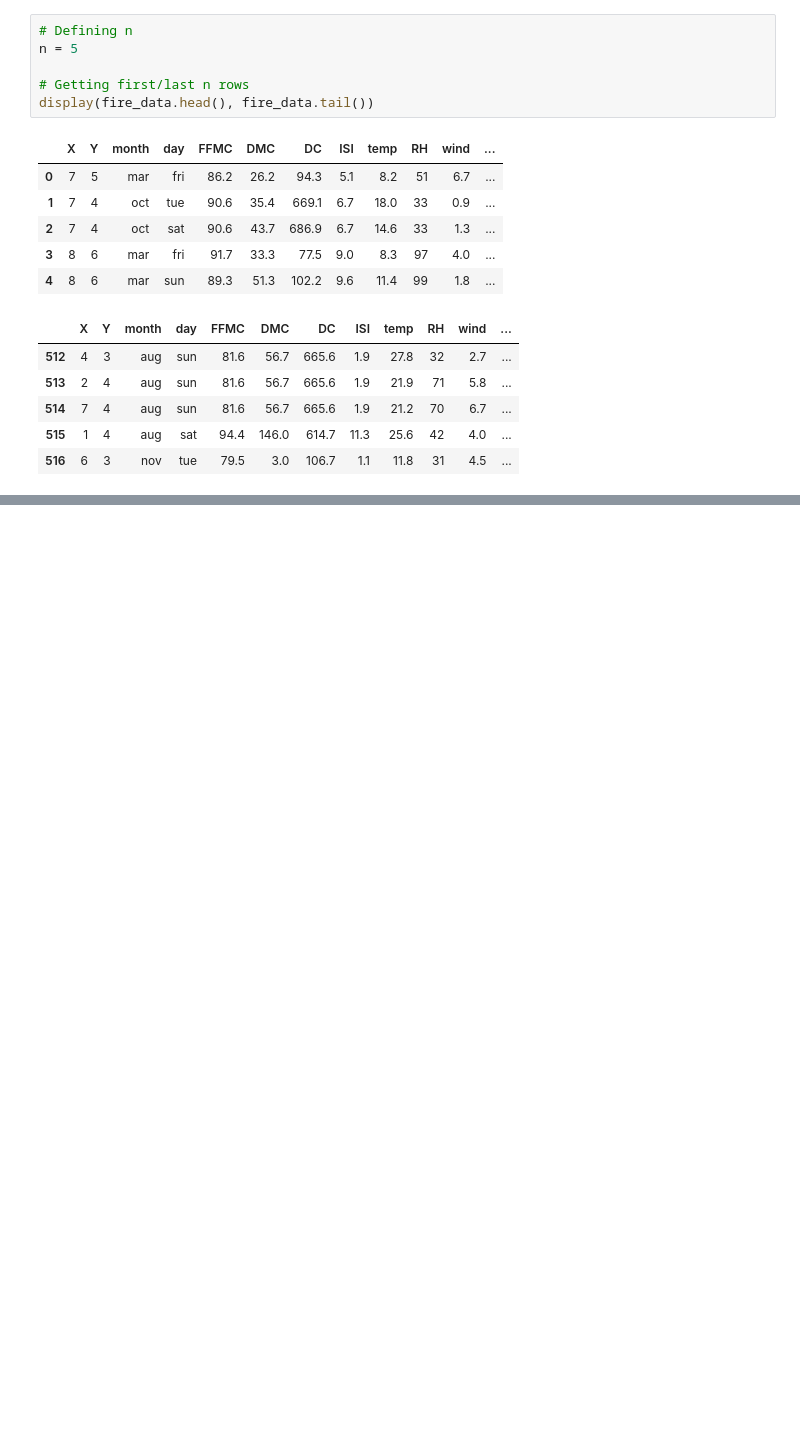
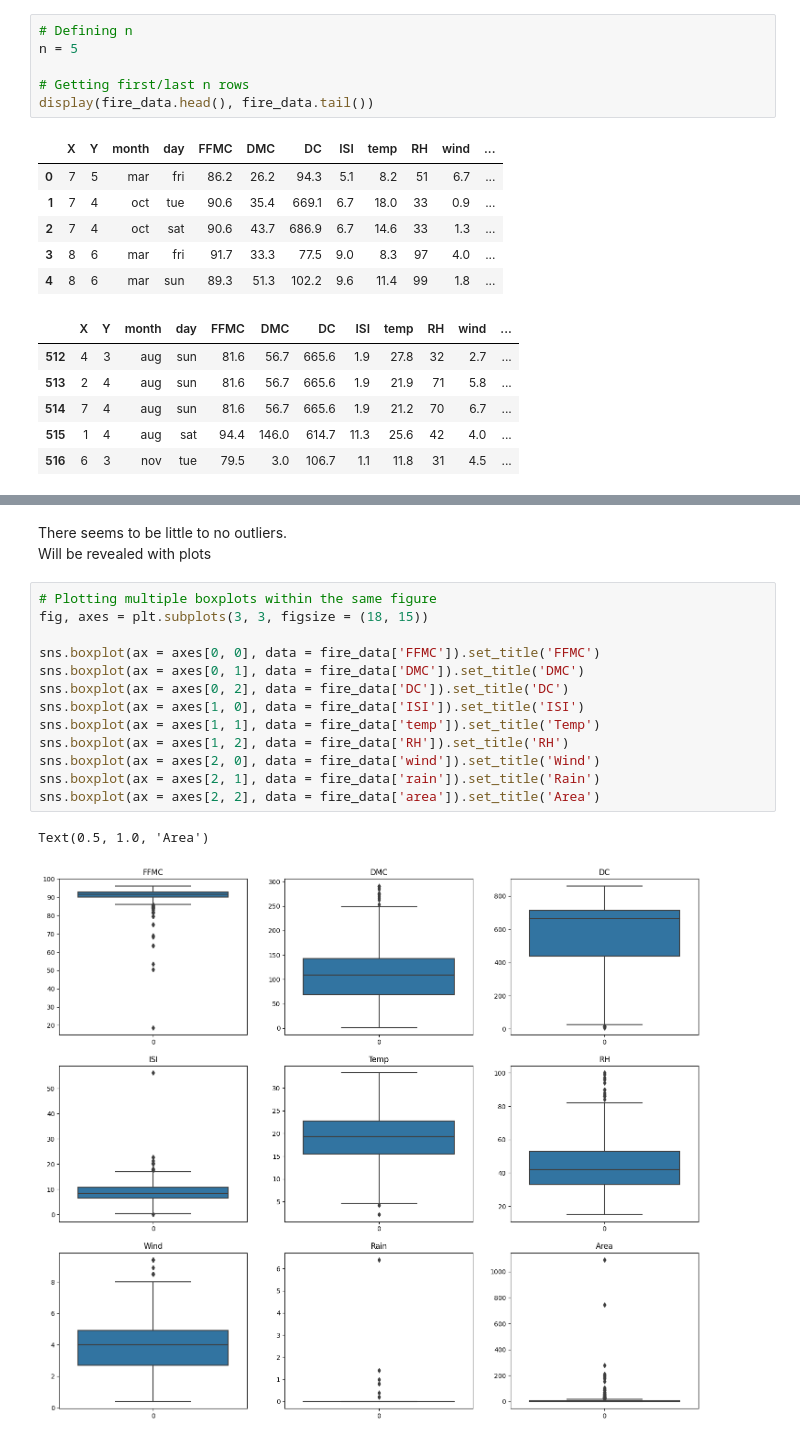
Before and after one commit to Supermjork/Firing-Neurons-Et-Forets, a Jupyter notebook: notebook/neuron-fire.ipynb, the cells around one changed output, grey strips where cells are left out. Drawn from its saved outputs; the diff is of its cells as text; blank space fills up the shorter version.

Commit message:
I don't think we care about outliers xd

```diff
--- a/notebook/neuron-fire.ipynb
+++ b/notebook/neuron-fire.ipynb
@@ -62,0 +103,19 @@ display(fire_data.head(), fire_data.tail())
+# %% [markdown]
+There seems to be little to no outliers.\
+Will be revealed with plots
+# %%
+# Plotting multiple boxplots within the same figure
+fig, axes = plt.subplots(3, 3, figsize = (18, 15))
+
+sns.boxplot(ax = axes[0, 0], data = fire_data['FFMC']).set_title('FFMC')
+sns.boxplot(ax = axes[0, 1], data = fire_data['DMC']).set_title('DMC')
+sns.boxplot(ax = axes[0, 2], data = fire_data['DC']).set_title('DC')
+sns.boxplot(ax = axes[1, 0], data = fire_data['ISI']).set_title('ISI')
+sns.boxplot(ax = axes[1, 1], data = fire_data['temp']).set_title('Temp')
+sns.boxplot(ax = axes[1, 2], data = fire_data['RH']).set_title('RH')
+sns.boxplot(ax = axes[2, 0], data = fire_data['wind']).set_title('Wind')
+sns.boxplot(ax = axes[2, 1], data = fire_data['rain']).set_title('Rain')
+sns.boxplot(ax = axes[2, 2], data = fire_data['area']).set_title('Area')
+# %% [output]
+Text(0.5, 1.0, 'Area')
+[figure, added]
```
Also changed, not shown: parts of 5 cells of this notebook.
